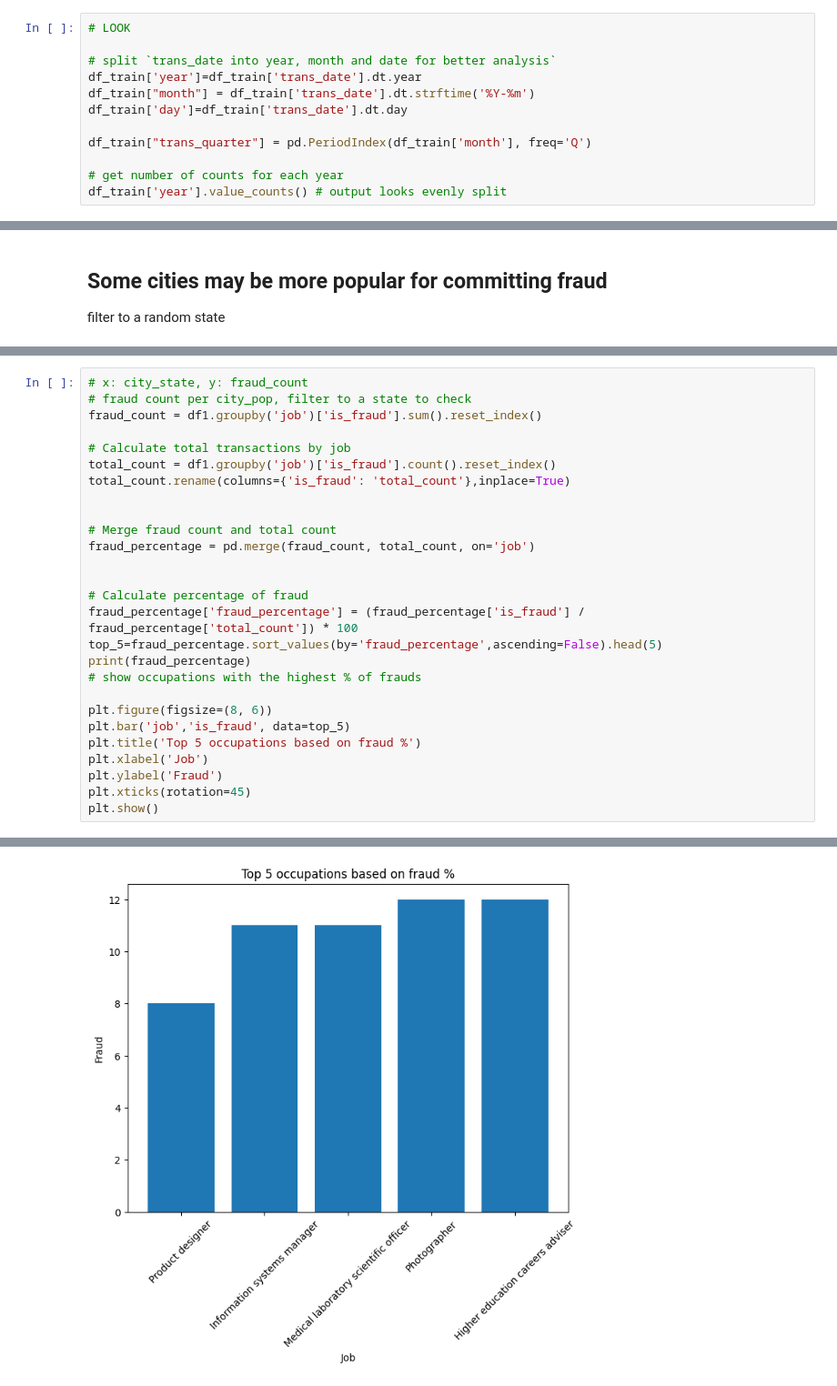
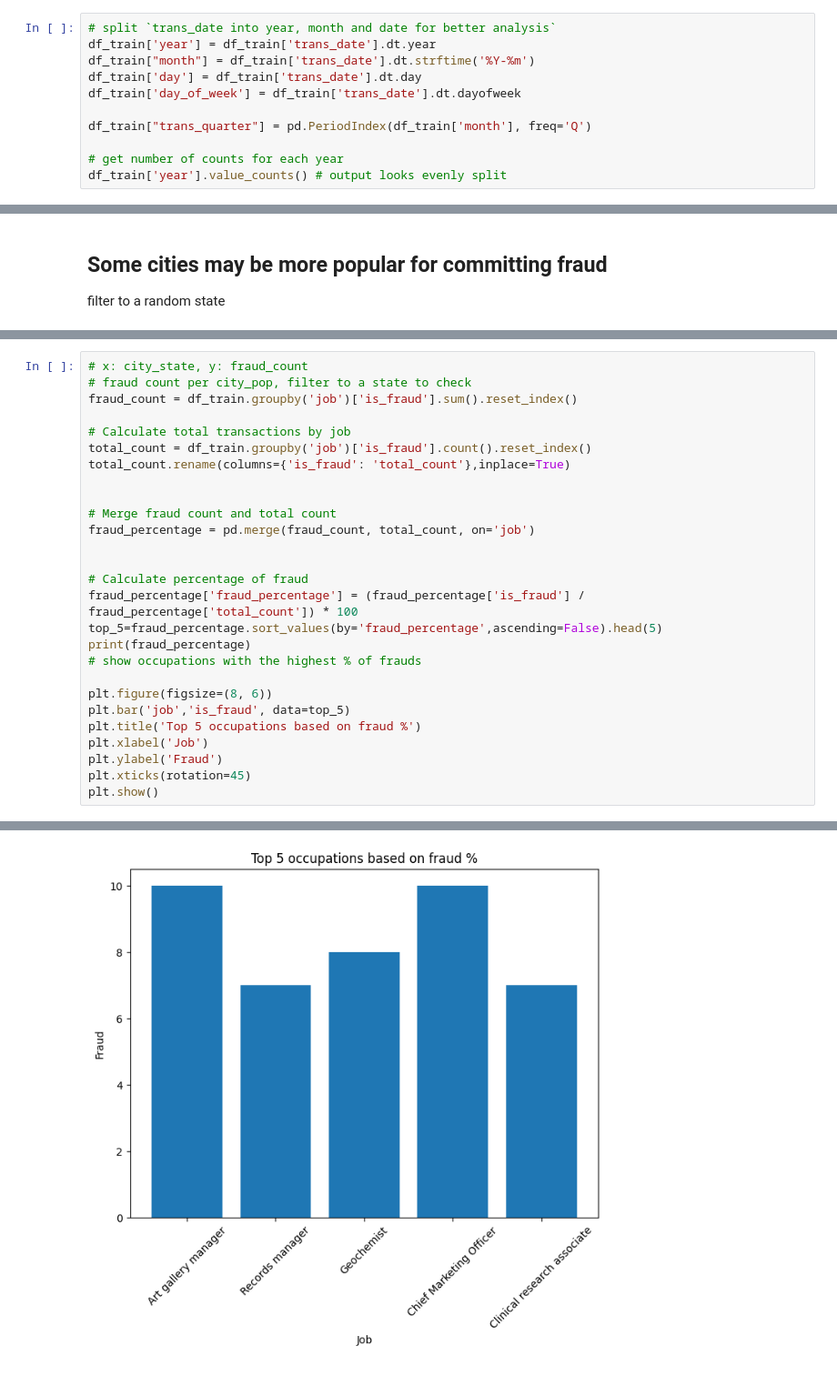
Before and after one commit to annccyn/dsa4263_project, a Jupyter notebook: ch_draft1.ipynb, the cells around one changed output, grey strips where cells are left out. Shown at 91% size. Cells and saved outputs as stored; diff of their text form.

```diff
--- a/ch_draft1.ipynb
+++ b/ch_draft1.ipynb
@@ -145,12 +147,11 @@ Name: merchant, Length: 2646694, dtype: object
 # Simple Feature Engineering
 ## Creating new variables
 # %%
-# LOOK
-
 # split `trans_date into year, month and date for better analysis`
-df_train['year']=df_train['trans_date'].dt.year
+df_train['year'] = df_train['trans_date'].dt.year
 df_train["month"] = df_train['trans_date'].dt.strftime('%Y-%m')
-df_train['day']=df_train['trans_date'].dt.day
+df_train['day'] = df_train['trans_date'].dt.day
+df_train['day_of_week'] = df_train['trans_date'].dt.dayofweek
 
 df_train["trans_quarter"] = pd.PeriodIndex(df_train['month'], freq='Q')
 
@@ -412,10 +396,10 @@ Higher Education Career Advisor involved in fraud??? doesn't make sense tho
 # %%
 # x: city_state, y: fraud_count
 # fraud count per city_pop, filter to a state to check
-fraud_count = df1.groupby('job')['is_fraud'].sum().reset_index()
+fraud_count = df_train.groupby('job')['is_fraud'].sum().reset_index()
 
 # Calculate total transactions by job
-total_count = df1.groupby('job')['is_fraud'].count().reset_index()
+total_count = df_train.groupby('job')['is_fraud'].count().reset_index()
 total_count.rename(columns={'is_fraud': 'total_count'},inplace=True)
 
 
@@ -454 +438 @@ plt.show()
-[figure, old version]
+[figure, new version]
```
Also changed, not shown: parts of 22 cells of this notebook.
